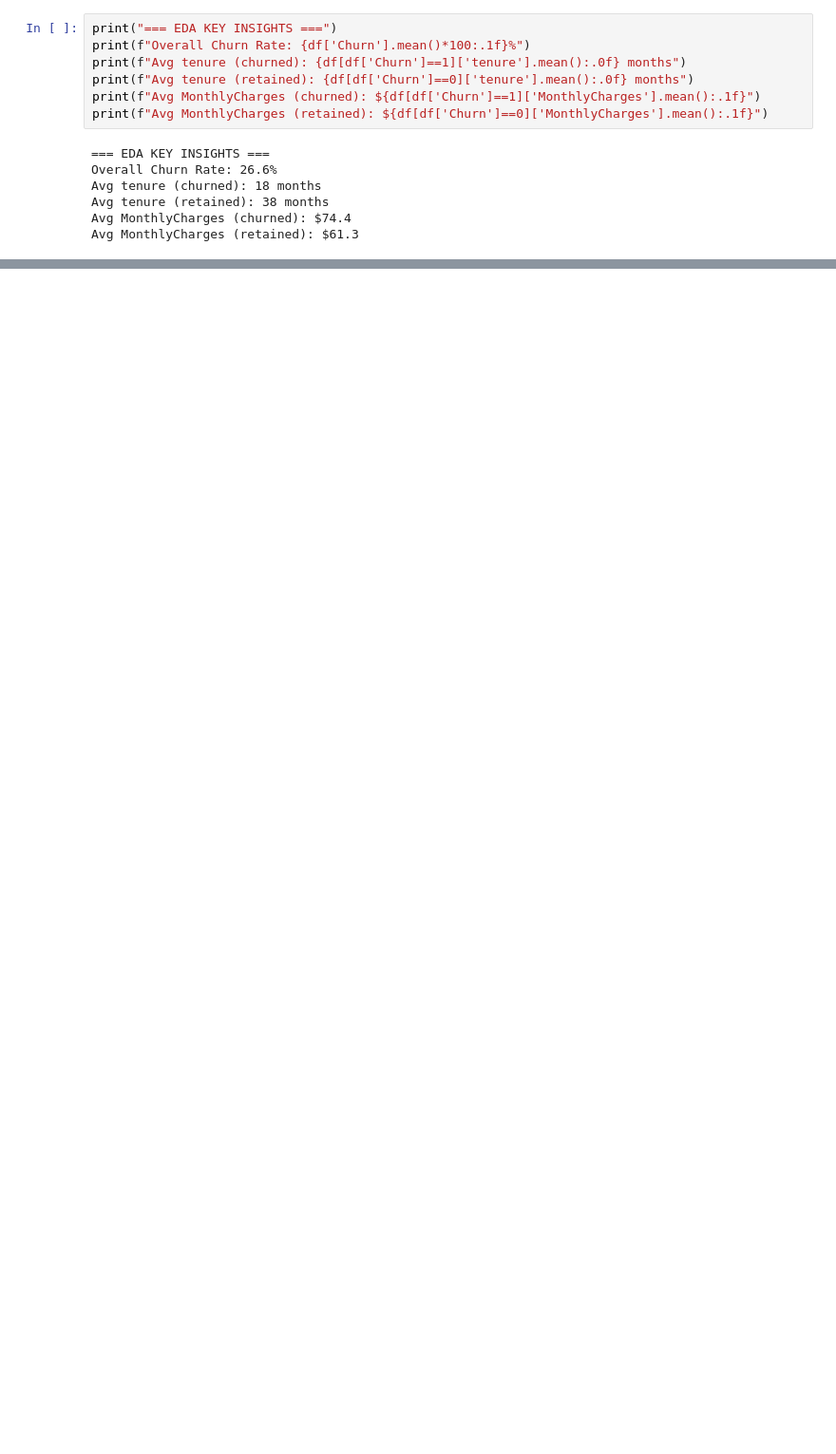
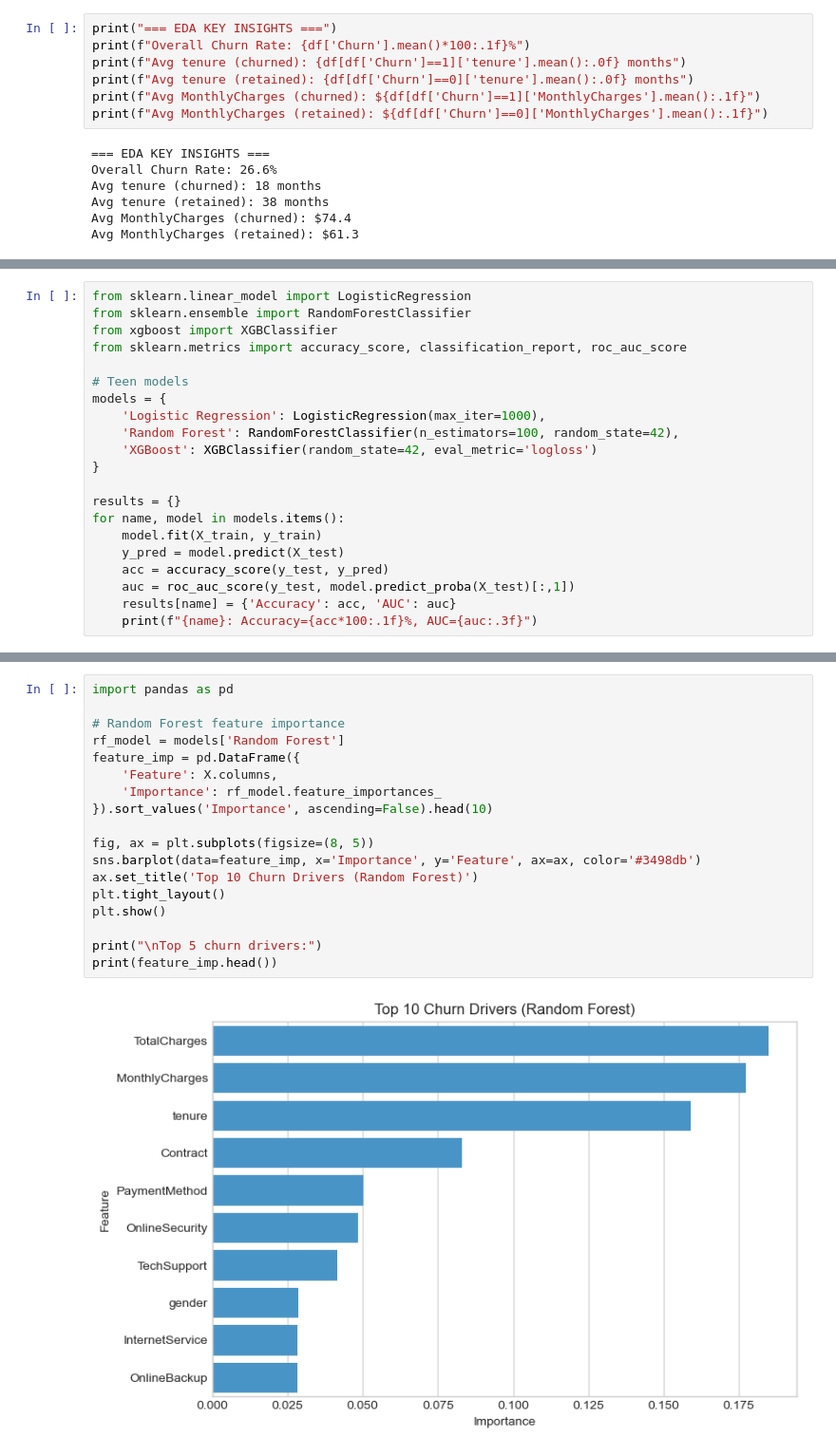
Before and after one commit to chandasinha22/Customer-Churn-Analysis, a Jupyter notebook: Customer_Churn_Analysis.ipynb, the cells around one changed output, grey strips where cells are left out. Shown at 95% size. Cells and saved outputs as stored; diff of their text form; blank space fills up the shorter version.

Commit message:
ML modelling and retention strategies

```diff
--- a/Customer_Churn_Analysis.ipynb
+++ b/Customer_Churn_Analysis.ipynb
@@ -123,0 +152,21 @@ Avg MonthlyCharges (retained): $61.3
+# %%
+from sklearn.linear_model import LogisticRegression
+from sklearn.ensemble import RandomForestClassifier
+from xgboost import XGBClassifier
+from sklearn.metrics import accuracy_score, classification_report, roc_auc_score
+
+# Teen models
+models = {
+    'Logistic Regression': LogisticRegression(max_iter=1000),
+    'Random Forest': RandomForestClassifier(n_estimators=100, random_state=42),
+    'XGBoost': XGBClassifier(random_state=42, eval_metric='logloss')
+}
+
+results = {}
+for name, model in models.items():
+    model.fit(X_train, y_train)
+    y_pred = model.predict(X_test)
+    acc = accuracy_score(y_test, y_pred)
+    auc = roc_auc_score(y_test, model.predict_proba(X_test)[:,1])
+    results[name] = {'Accuracy': acc, 'AUC': auc}
+    print(f"{name}: Accuracy={acc*100:.1f}%, AUC={auc:.3f}")
@@ -123,0 +177,20 @@ Avg MonthlyCharges (retained): $61.3
+# %%
+import pandas as pd
+
+# Random Forest feature importance
+rf_model = models['Random Forest']
+feature_imp = pd.DataFrame({
+    'Feature': X.columns,
+    'Importance': rf_model.feature_importances_
+}).sort_values('Importance', ascending=False).head(10)
+
+fig, ax = plt.subplots(figsize=(8, 5))
+sns.barplot(data=feature_imp, x='Importance', y='Feature', ax=ax, color='#3498db')
+ax.set_title('Top 10 Churn Drivers (Random Forest)')
+plt.tight_layout()
+plt.show()
+
+print("\nTop 5 churn drivers:")
+print(feature_imp.head())
+# %% [output]
+[figure, added]
```
Also changed, not shown: parts of 4 cells of this notebook.
